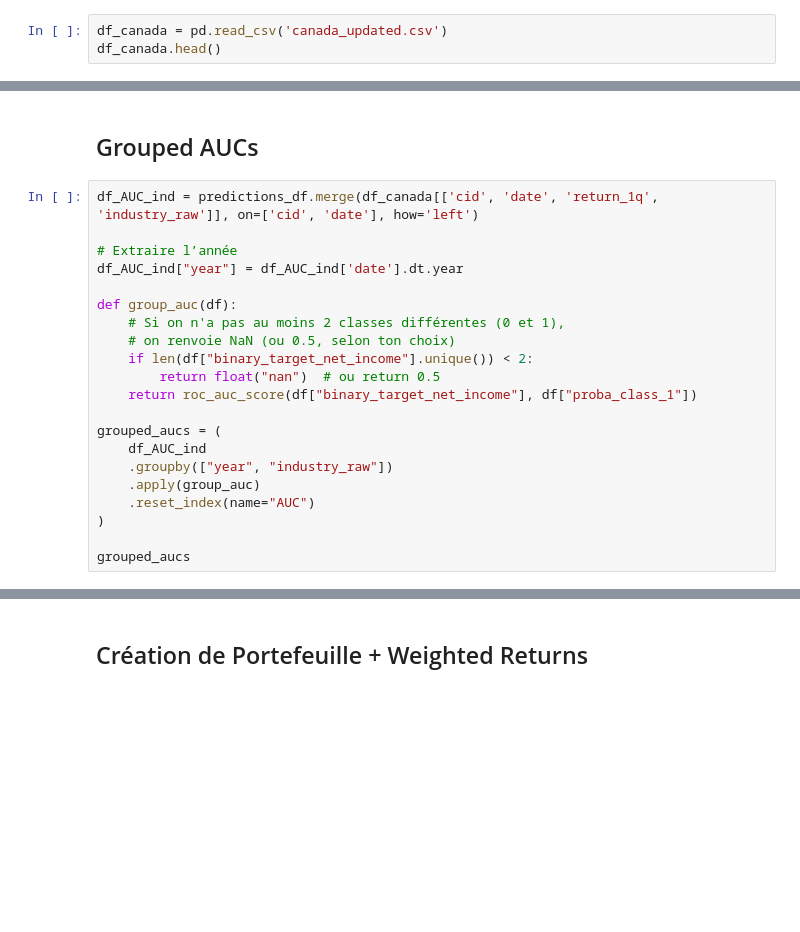
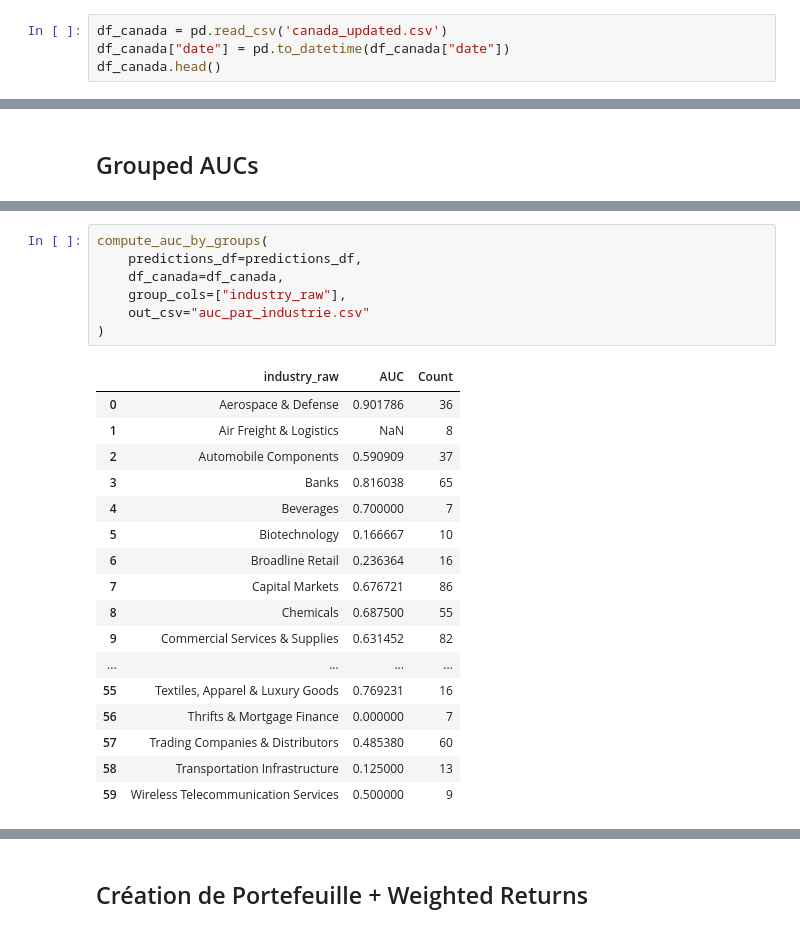
Before and after one commit to DominicPrenovost/AutoML-Practice, a Jupyter notebook: Target Net Income copy.ipynb, the cells around one changed output, grey strips where cells are left out. Cells and saved outputs as stored; diff of their text form; blank space fills up the shorter version.

```diff
--- a/Target Net Income copy.ipynb
+++ b/Target Net Income copy.ipynb
@@ -8,6 +8,7 @@ from sklearn.metrics import roc_auc_score
 ## DF Original
 # %%
 df_canada = pd.read_csv('canada_updated.csv')
+df_canada["date"] = pd.to_datetime(df_canada["date"])
 df_canada.head()
 # %% [output]
 |  | date | QUALITY_FLAG | cid | industry_raw | E_TTM_period_date | E_TTM_ammor_intangibles | ... |
@@ -266,24 +303,3 @@ AutoML best model: Ensemble
 predictions_df.to_csv("df_test_2025.csv", index=False)
 # %% [markdown]
 ## Grouped AUCs
-# %%
-df_AUC_ind = predictions_df.merge(df_canada[['cid', 'date', 'return_1q', 'industry_raw']], on=['cid', 'date'], how='left')
-
-# Extraire l’année
-df_AUC_ind["year"] = df_AUC_ind['date'].dt.year
-
-def group_auc(df):
-    # Si on n'a pas au moins 2 classes différentes (0 et 1),
-    # on renvoie NaN (ou 0.5, selon ton choix)
-    if len(df["binary_target_net_income"].unique()) < 2:
-        return float("nan")  # ou return 0.5
-    return roc_auc_score(df["binary_target_net_income"], df["proba_class_1"])
-
-grouped_aucs = (
-    df_AUC_ind
-    .groupby(["year", "industry_raw"])
-    .apply(group_auc)
-    .reset_index(name="AUC")
-)
-
-grouped_aucs
@@ -303,0 +404,25 @@ grouped_aucs
+# %%
+compute_auc_by_groups(
+    predictions_df=predictions_df,
+    df_canada=df_canada,
+    group_cols=["industry_raw"],
+    out_csv="auc_par_industrie.csv"
+)
+# %% [output]
+|  | industry_raw | AUC | Count |
+| 0 | Aerospace & Defense | 0.901786 | 36 |
+| 1 | Air Freight & Logistics | NaN | 8 |
+| 2 | Automobile Components | 0.590909 | 37 |
+| 3 | Banks | 0.816038 | 65 |
+| 4 | Beverages | 0.700000 | 7 |
+| 5 | Biotechnology | 0.166667 | 10 |
+| 6 | Broadline Retail | 0.236364 | 16 |
+| 7 | Capital Markets | 0.676721 | 86 |
+| 8 | Chemicals | 0.687500 | 55 |
+| 9 | Commercial Services & Supplies | 0.631452 | 82 |
+| ... | ... | ... | ... |
+| 55 | Textiles, Apparel & Luxury Goods | 0.769231 | 16 |
+| 56 | Thrifts & Mortgage Finance | 0.000000 | 7 |
+| 57 | Trading Companies & Distributors | 0.485380 | 60 |
+| 58 | Transportation Infrastructure | 0.125000 | 13 |
+| 59 | Wireless Telecommunication Services | 0.500000 | 9 |
```
Also changed, not shown: parts of 7 cells of this notebook, 5 other files.
